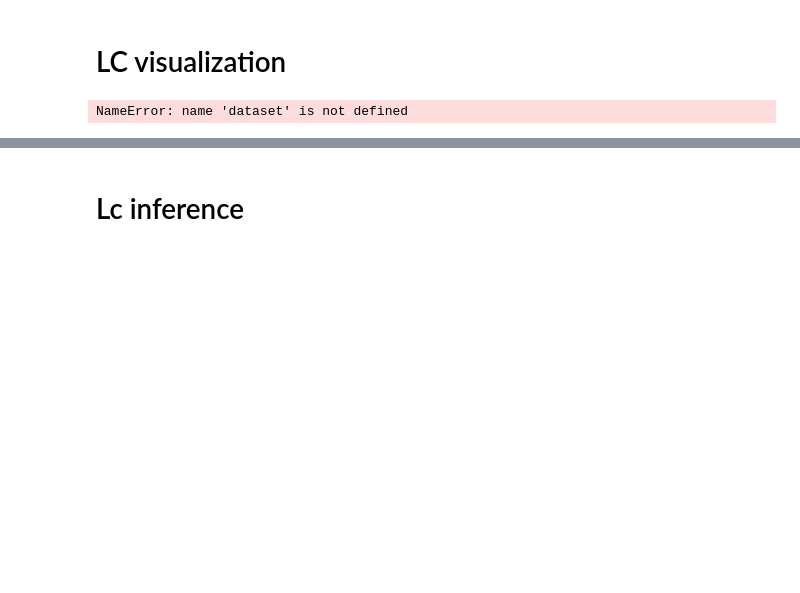
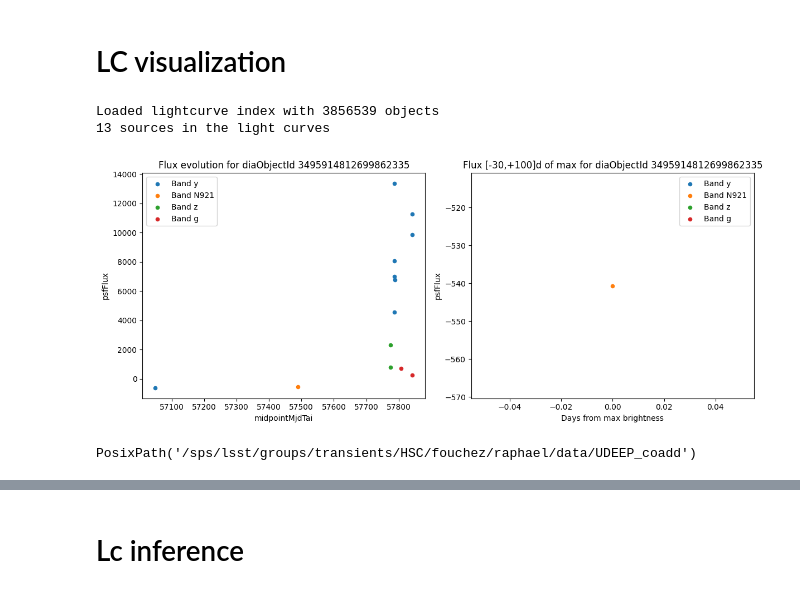
Before and after one commit to rbonnetguerrini/ML4transients, a Jupyter notebook: notebooks/data_loading_example.ipynb, the cells around one changed output, grey strips where cells are left out. Drawn from its saved outputs; the diff is of its cells as text; code cells hidden in the pictures; blank space fills up the shorter version.

```diff
--- a/notebooks/data_loading_example.ipynb
+++ b/notebooks/data_loading_example.ipynb
@@ -67,6 +82,8 @@ NameError: name 'dataset' is not defined
 # %% [markdown]
 # LC visualization
 # %%
-dataset.lightcurves.plot_lightcurve(dia_object_id=3496046754095217818)
+dataset.lightcurves.plot_lightcurve(dia_object_id=3495914812699862335)
 # %% [output]
-NameError: name 'dataset' is not defined
+Loaded lightcurve index with 3856539 objects
+13 sources in the light curves
+[figure, added]
@@ -153,0 +90,6 @@ else:
+# %%
+data_path = dataset.data_paths[0]
+diasource_index_file = data_path / "lightcurves" / "diasource_patch_index.h5"
+data_path
+# %% [output]
+PosixPath('/sps/lsst/groups/transients/HSC/fouchez/raphael/data/UDEEP_coadd')
```
Also changed, not shown: parts of 18 cells of this notebook, 7 other files.
